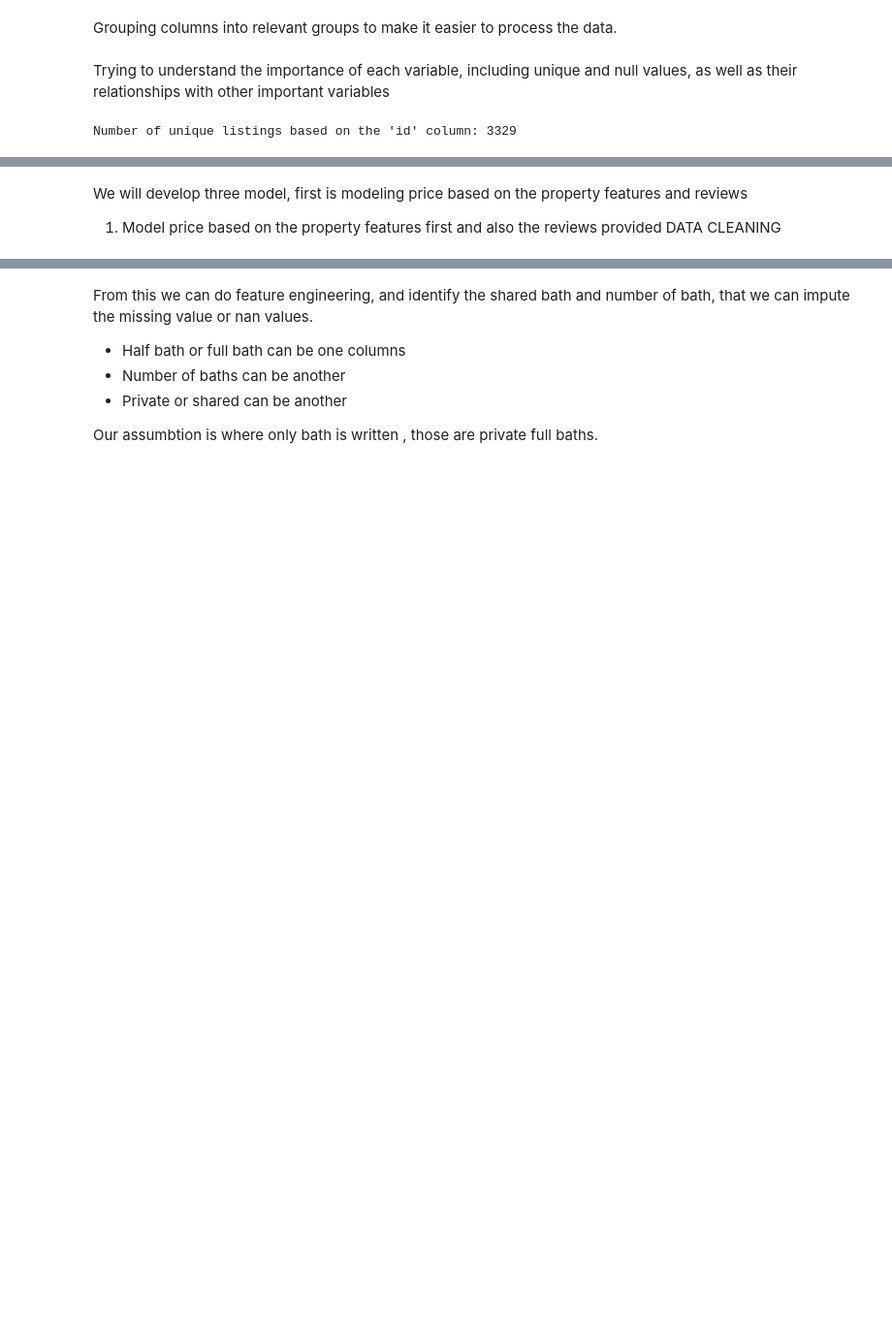
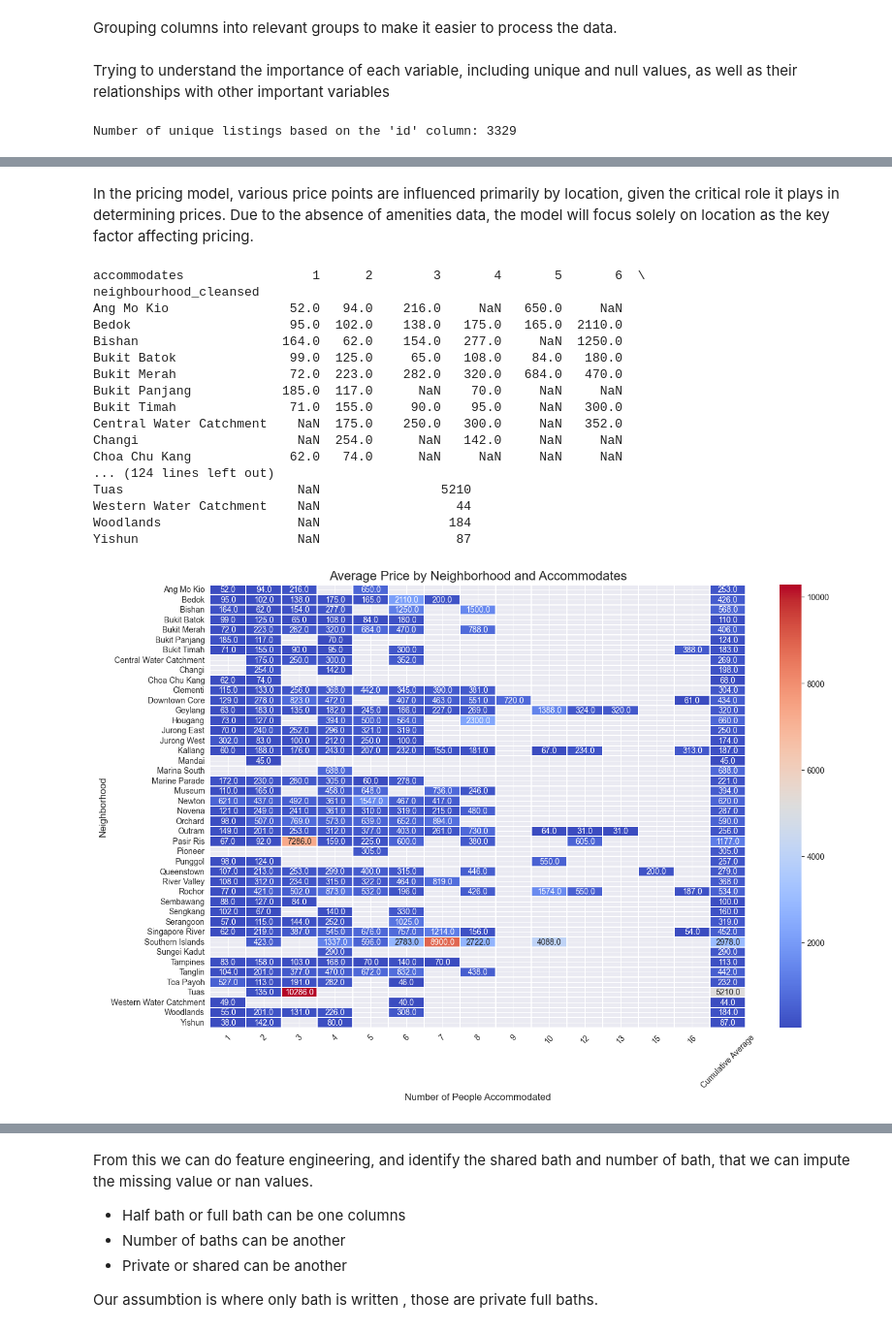
Before and after one commit to NeerajMehta15/Airbnb-Price-Predictor, a Jupyter notebook: EDA/EDA.ipynb, the cells around one changed output, grey strips where cells are left out. Shown at 97% size. Drawn from its saved outputs; the diff is of its cells as text; code cells hidden in the pictures; blank space fills up the shorter version.

```diff
--- a/EDA/EDA.ipynb
+++ b/EDA/EDA.ipynb
@@ -238,6 +377,45 @@ bnb_listing['neighbourhood_group_cleansed'].unique()
-# %% [markdown]
-We will develop three model, first is modeling price based on the property features and reviews
-
-
-1. Model price based on the property features first and also the reviews provided
-DATA CLEANING
+# %% [markdown]
+In the pricing model, various price points are influenced primarily by location, given the critical role it plays in determining prices. Due to the absence of amenities data, the model will focus solely on location as the key factor affecting pricing.
+# %%
+# Create the pivot table
+pivot_table = bnb_listing.pivot_table(
+    values='price',
+    index='neighbourhood_cleansed',
+    columns='accommodates',
+    aggfunc=lambda x: np.round(np.mean(x))
+)
+
+# Add the cumulative average as a new column
+pivot_table['Cumulative Average'] = numeric_pivot_table.mean(axis=1).round(0).astype(int)
+
+# Print the pivot table (optional)
+print(pivot_table)
+
+# Create the heatmap
+plt.figure(figsize=(15, 10))
+sns.heatmap(pivot_table, annot=True, fmt="", cmap='coolwarm', linewidths=.2)  # Use fmt="" to handle mixed types
+plt.title('Average Price by Neighborhood and Accommodates', fontsize=16)
+plt.xlabel('Number of People Accommodated', fontsize=12)
+plt.ylabel('Neighborhood', fontsize=12)
+plt.xticks(rotation=45)
+plt.yticks(rotation=0)
+plt.show()
+# %% [output]
+accommodates                 1      2        3       4       5       6  \
+neighbourhood_cleansed
+Ang Mo Kio                52.0   94.0    216.0     NaN   650.0     NaN
+Bedok                     95.0  102.0    138.0   175.0   165.0  2110.0
+Bishan                   164.0   62.0    154.0   277.0     NaN  1250.0
+Bukit Batok               99.0  125.0     65.0   108.0    84.0   180.0
+Bukit Merah               72.0  223.0    282.0   320.0   684.0   470.0
+Bukit Panjang            185.0  117.0      NaN    70.0     NaN     NaN
+Bukit Timah               71.0  155.0     90.0    95.0     NaN   300.0
+Central Water Catchment    NaN  175.0    250.0   300.0     NaN   352.0
+Changi                     NaN  254.0      NaN   142.0     NaN     NaN
+Choa Chu Kang             62.0   74.0      NaN     NaN     NaN     NaN
+... (124 lines left out)
+Tuas                       NaN                5210
+Western Water Catchment    NaN                  44
+Woodlands                  NaN                 184
+Yishun                     NaN                  87
+[figure, added]
```
Also changed, not shown: parts of 57 cells of this notebook.
